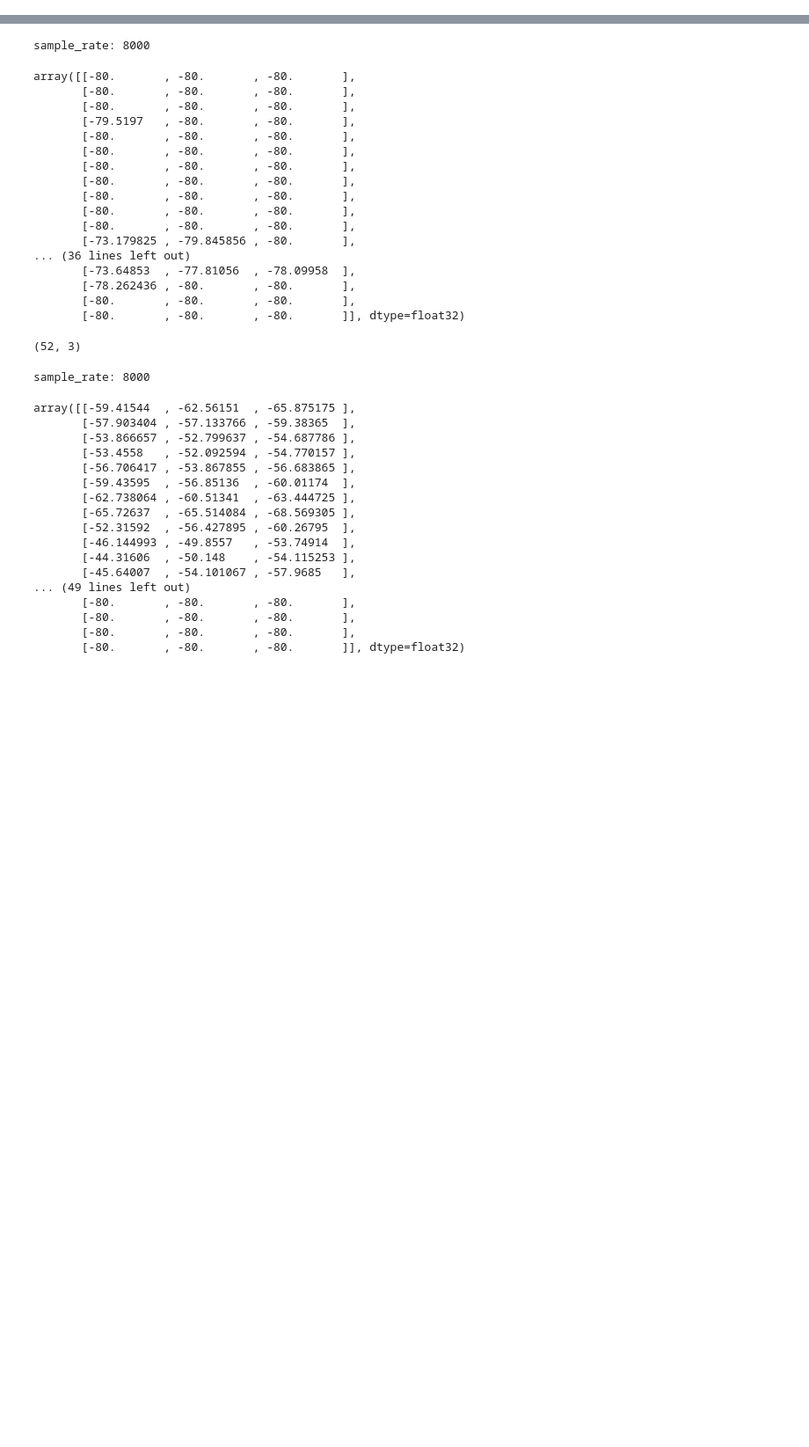
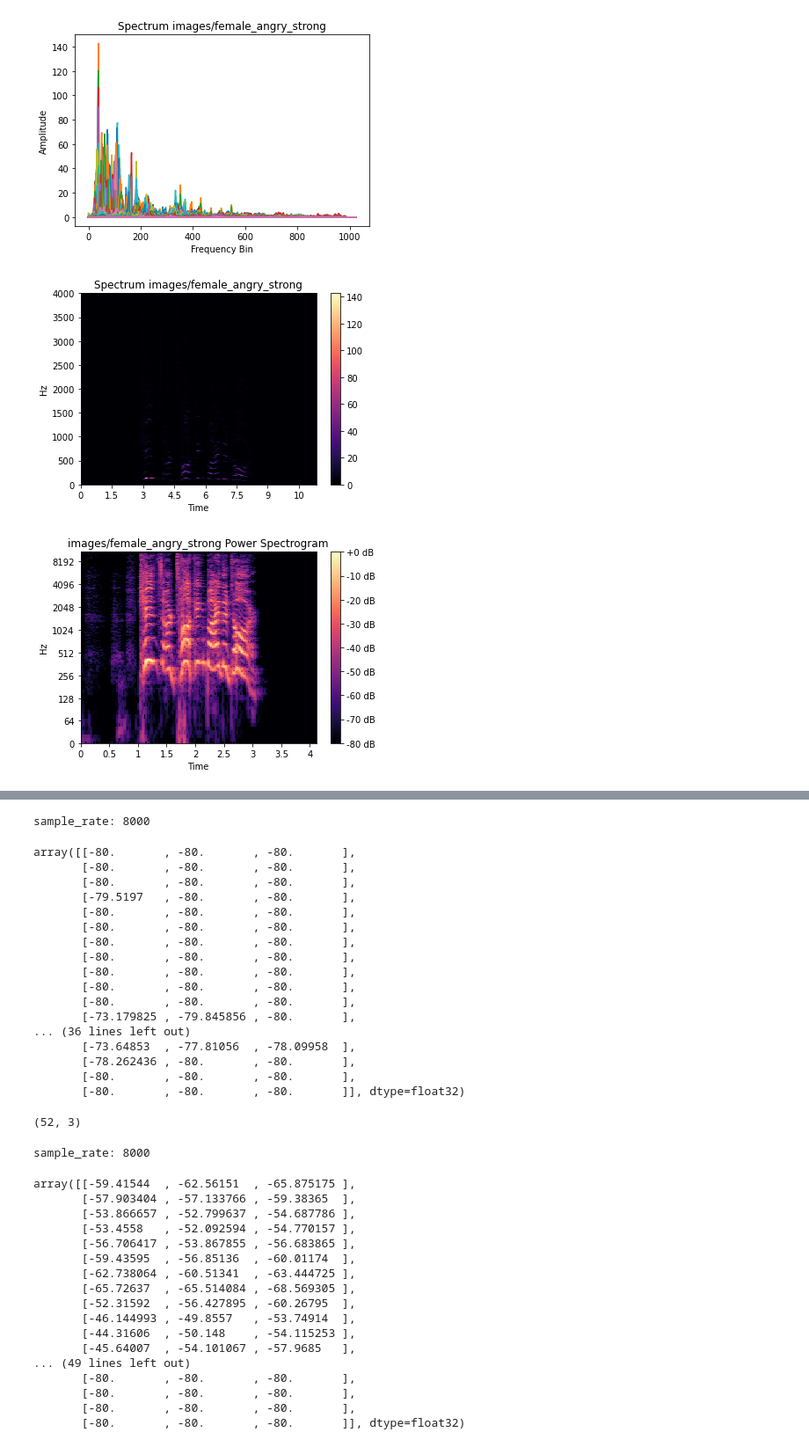
Before and after one commit to simiya/Projet-Son-Jedha, a Jupyter notebook: explore.ipynb, the cells around one changed output, grey strips where cells are left out. Shown at 88% size. Saved outputs shown, nothing was run; the diff lists cells and outputs as text; code cells hidden in the pictures; blank space fills up the shorter version.

```diff
--- a/explore.ipynb
+++ b/explore.ipynb
@@ -36,0 +67,6 @@ samples_female_angry_strong = display_waveplot(female_angry_strong_file, female_
+# %%
+display_spectrogram(samples_female_angry_strong, 'images/female_angry_strong')
+# %% [output]
+[figure, added]
+[figure, added]
+[figure, added]
```
Also changed, not shown: parts of 19 cells of this notebook, 5 other files.
